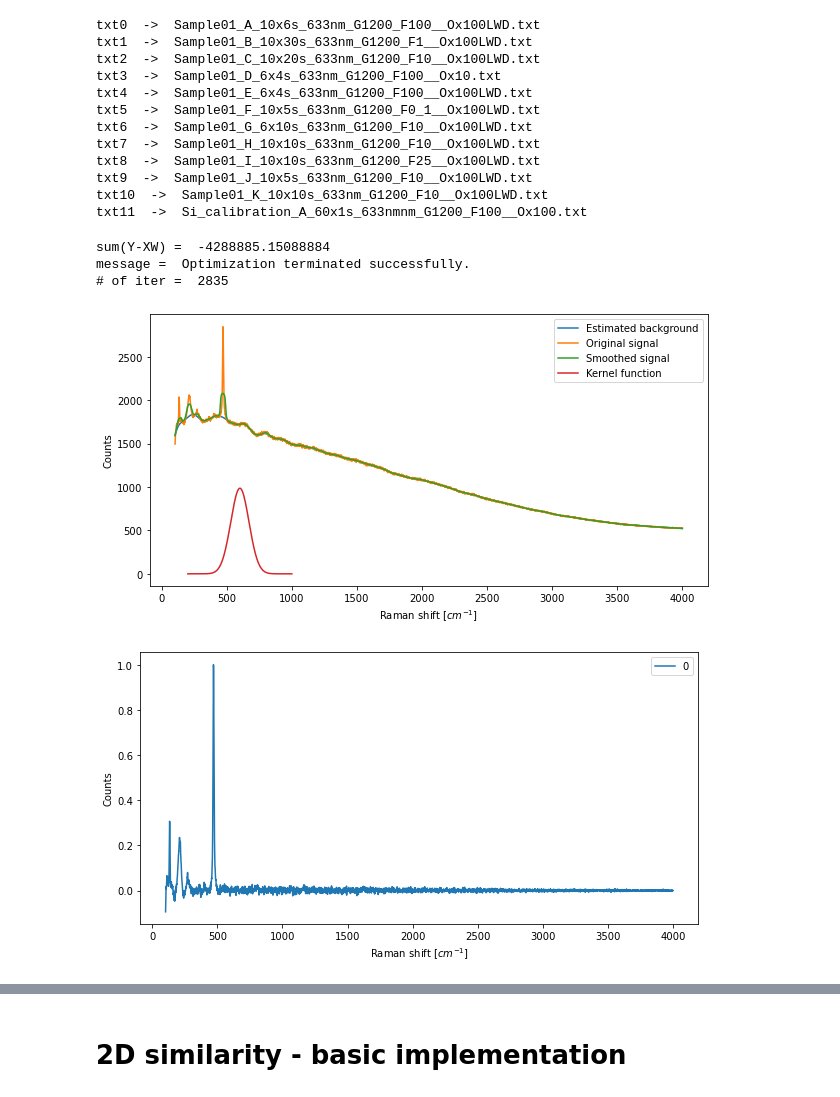
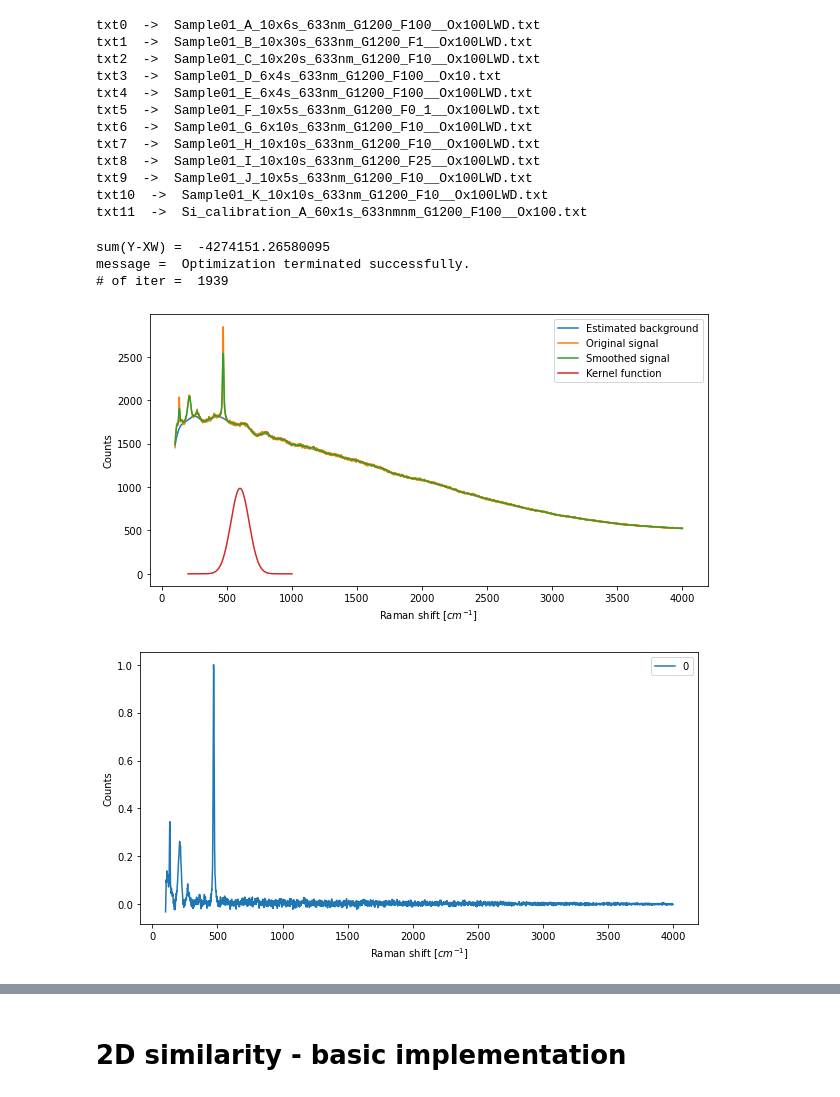
Before and after one commit to FabioBrugnara/pyram, a Jupyter notebook: ND_similarity.ipynb, the cells around one changed output, grey strips where cells are left out. Drawn from its saved outputs; the diff is of its cells as text; code cells hidden in the pictures.

```diff
--- a/ND_similarity.ipynb
+++ b/ND_similarity.ipynb
@@ -36,11 +37,11 @@ txt10  ->  Sample01_K_10x10s_633nm_G1200_F10__Ox100LWD.txt
 txt11  ->  Si_calibration_A_60x1s_633nmnm_G1200_F100__Ox100.txt
 # %%
 S=pr.type2spectra('txt10')
-S=pr.bkg_subtraction(S,sigma=70,plot=True)
+S=pr.bkg_subtraction(S,sigma=70, L_n=11,plot=True)
 pr.plot(S)
 # %% [output]
-sum(Y-XW) =  -4288885.15088884
+sum(Y-XW) =  -4274151.26580095
 message =  Optimization terminated successfully.
-# of iter =  2835
+# of iter =  1939
-[figure, old version]
+[figure, new version]
-[figure, old version]
+[figure, new version]
```
Also changed, not shown: parts of 20 cells of this notebook, 1 other file.
